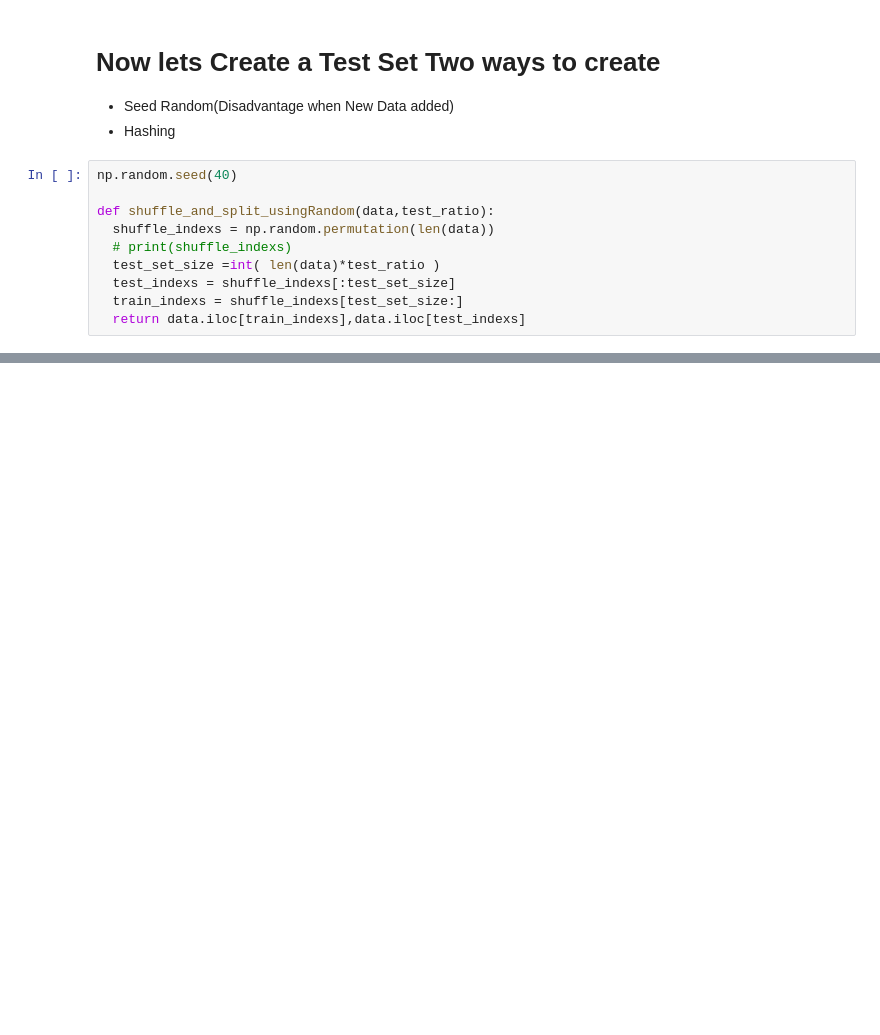
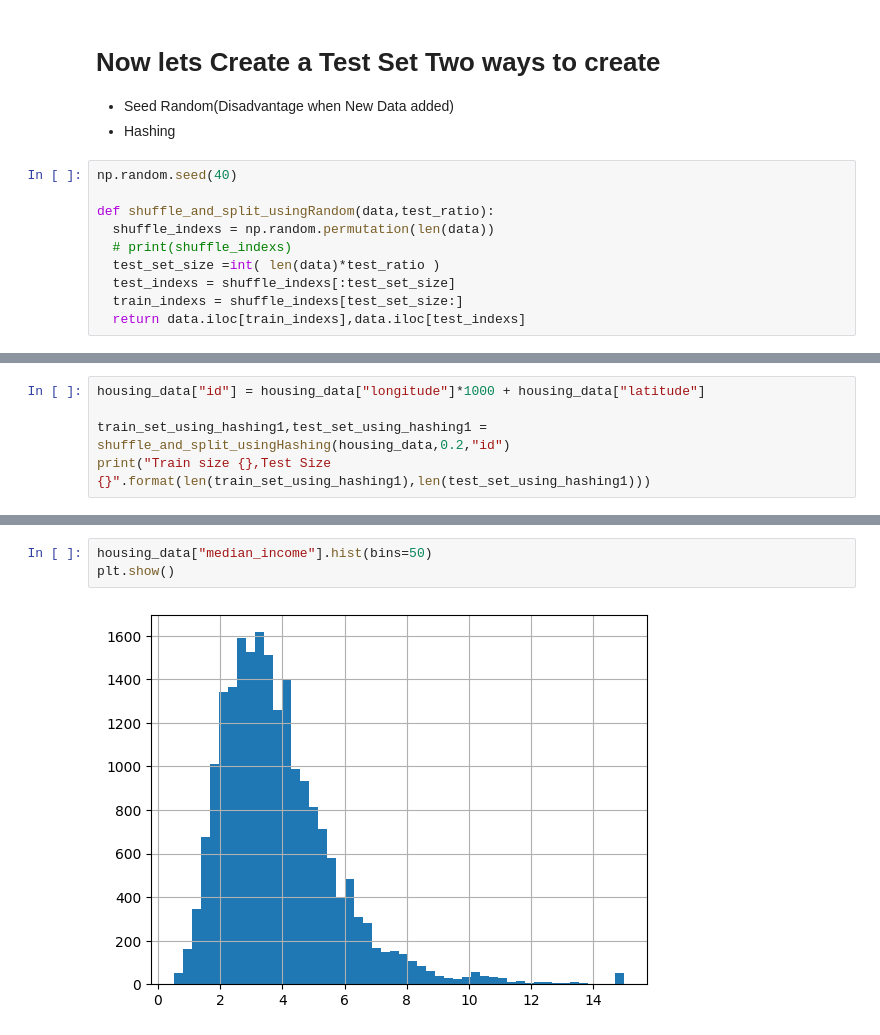
Before and after one commit to Halloloid/ML_Journey, a Jupyter notebook: ch_2/Chapter_2.ipynb, the cells around one changed output, grey strips where cells are left out. Cells and saved outputs as stored; diff of their text form; blank space fills up the shorter version.

Commit message:
Chapter 2 Completed up to Test Split

```diff
--- a/ch_2/Chapter_2.ipynb
+++ b/ch_2/Chapter_2.ipynb
@@ -142,0 +143,5 @@ def shuffle_and_split_usingHashing(data,test_ratio,id_coloumn):
+# %%
+housing_data["id"] = housing_data["longitude"]*1000 + housing_data["latitude"]
+
+train_set_using_hashing1,test_set_using_hashing1 =  shuffle_and_split_usingHashing(housing_data,0.2,"id")
+print("Train size {},Test Size {}".format(len(train_set_using_hashing1),len(test_set_using_hashing1)))
@@ -144,0 +176,5 @@ housing_data[]
+# %%
+housing_data["median_income"].hist(bins=50)
+plt.show()
+# %% [output]
+[figure, added]
```
Also changed, not shown: parts of 19 cells of this notebook.
